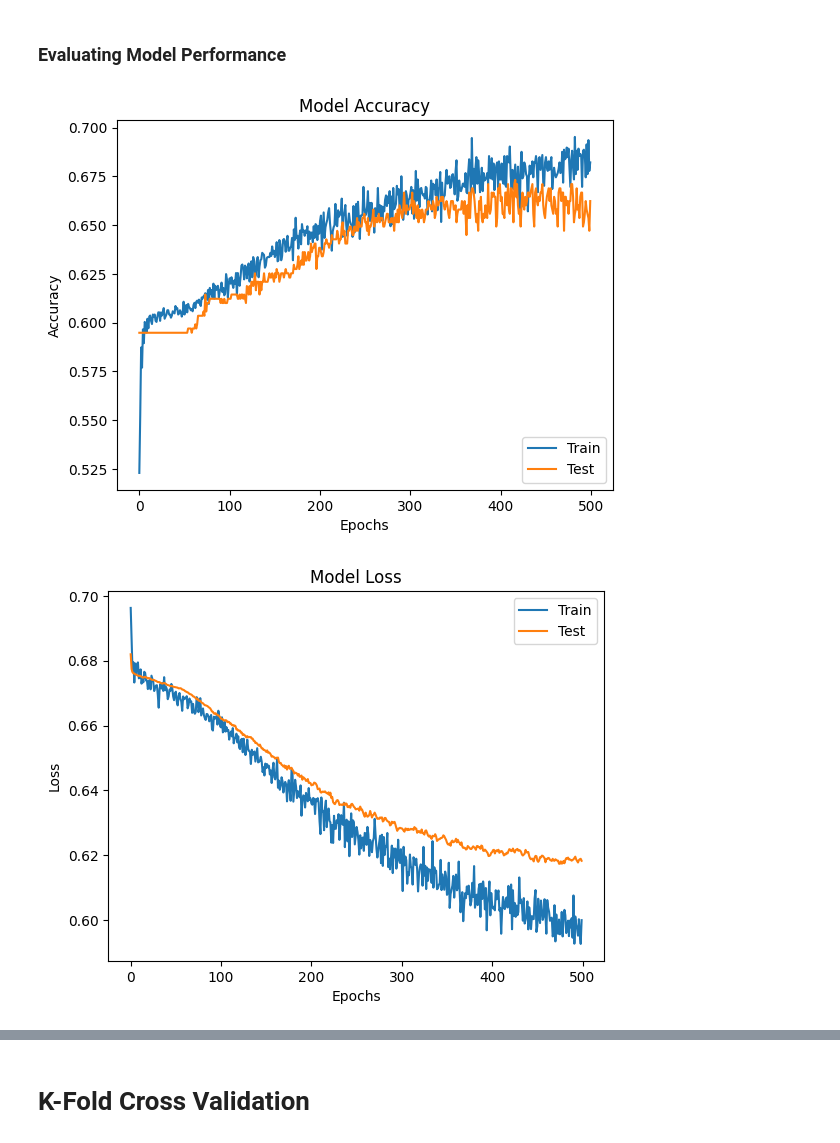
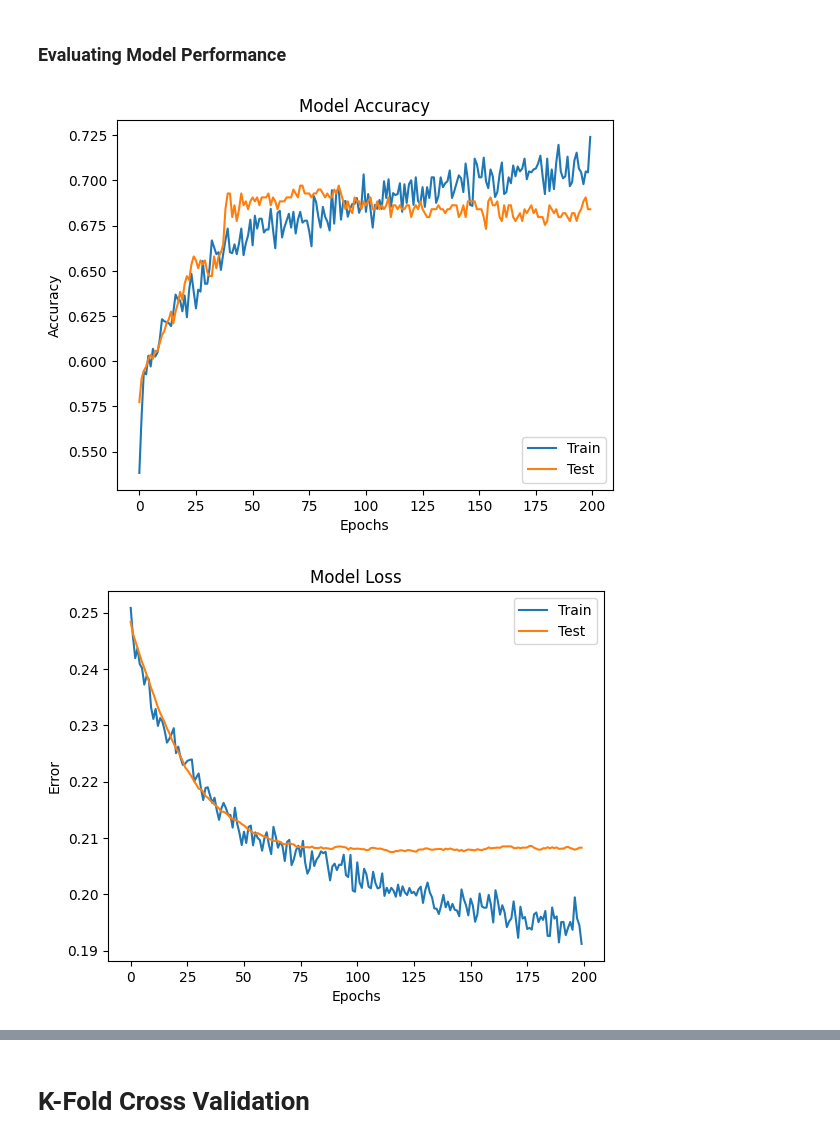
Before and after one commit to TZajas/CS4287-MLP-Project, a Jupyter notebook: CS4287_Prj1_20278748_20251874.ipynb, the cells around one changed output, grey strips where cells are left out. Saved outputs shown, nothing was run; the diff lists cells and outputs as text; code cells hidden in the pictures.

```diff
--- a/CS4287_Prj1_20278748_20251874.ipynb
+++ b/CS4287_Prj1_20278748_20251874.ipynb
@@ -154,8 +154,7 @@ X = df.drop(columns=['Potability'])
 X_train, X_test, Y_train, Y_test = train_test_split(X, Y, test_size=0.3, random_state=42)
 
 # Import StandardScaler for normalising the data
-#scaler = StandardScaler()
-scaler = MinMaxScaler()
+scaler = StandardScaler()
 
 # Normalise the inputs using StandardScaler
 X_train = scaler.fit_transform(X_train)
@@ -175,22 +174,18 @@ input_dim = X_train.shape[1]
 (983,)
 # %%
 # Defining hyperparameters
-EPOCHS = 500
+EPOCHS = 200
 BATCH_SIZE = 16
 VALIDATION_SPLIT = 0.2
-OPTIMISER = 'adam'
-LOSS_FUNCTION = 'binary_crossentropy'
+LOSS_FUNCTION = 'mse'
 # %%
-from keras.callbacks import EarlyStopping
-
 # Defining the model
 model = Sequential(name='multilayer_perceptron')
 
 # Adding Input, Hidden and Output Layers
 model.add(Dense(128, activation='relu', input_shape=(input_dim,), name='input_layer'))
-model.add(Dropout(0.5))  # Add dropout layer with a dropout rate of 0.5
+model.add(Dropout(0.5, name='dropout_layer'))  # Add dropout layer with a dropout rate of 0.5
 model.add(Dense(64, activation='relu', name='hidden_layer_1'))
-model.add(Dropout(0.5))  # Add dropout layer with a dropout rate of 0.5
 model.add(Dense(1, activation='sigmoid', name='output_layer'))  # Binary classification with a sigmoid activation function
 
 # Compiling the model
@@ -230,31 +241,31 @@ results = model.fit(X_train, Y_train, epochs=EPOCHS, batch_size=BATCH_SIZE, vali
 # %%
 # Extract training accuracy and loss values
 training_accuracy = results.history['accuracy']
 training_loss = results.history['loss']
 
 # Extract validation accuracy and loss values
 validation_accuracy = results.history['val_accuracy']
 validation_loss = results.history['val_loss']
 
 # Plotting model accuracy
 plt.plot(training_accuracy)
 plt.plot(validation_accuracy)
 plt.title("Model Accuracy")
 plt.ylabel("Accuracy")
 plt.xlabel("Epochs")
 plt.legend(["Train", "Test"], loc="lower right")
 plt.show()
 
 # summarize history for loss
 plt.plot(training_loss)
 plt.plot(validation_loss)
 plt.title('Model Loss')
-plt.ylabel('Loss')
+plt.ylabel('Error')
 plt.xlabel('Epochs')
 plt.legend(['Train', 'Test'], loc='upper right')
 plt.show()
 
 test_loss, test_accuracy = model.evaluate(X_test, Y_test)
 # %% [output]
-[figure, old version]
+[figure, new version]
-[figure, old version]
+[figure, new version]
```
Also changed, not shown: parts of 6 cells of this notebook.
